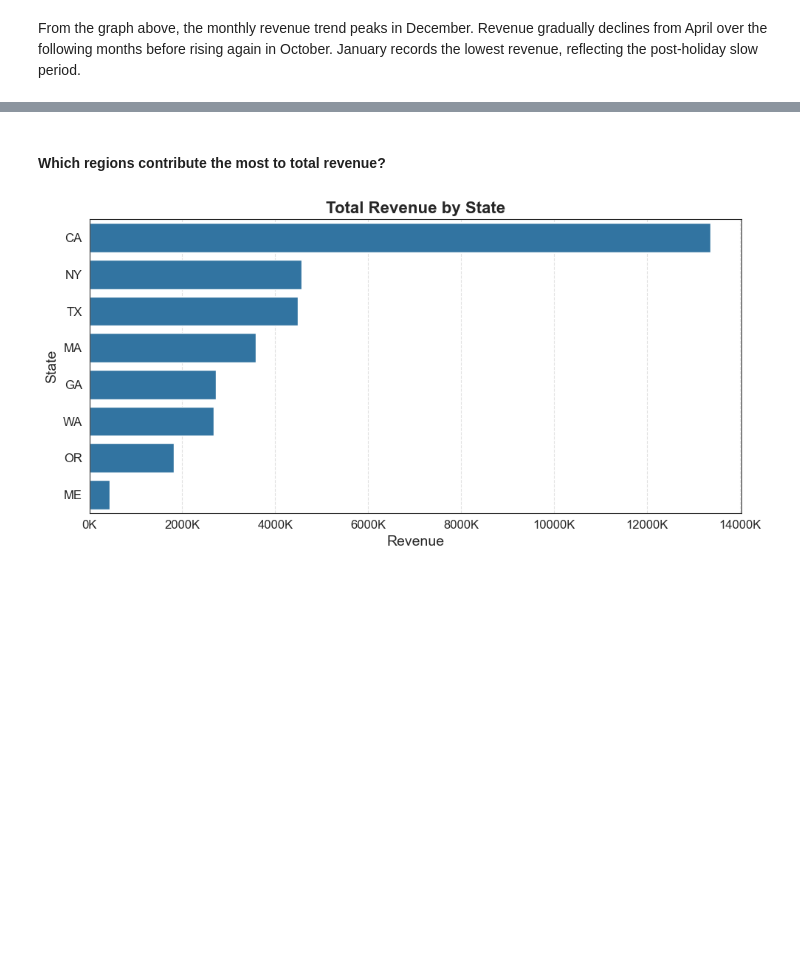
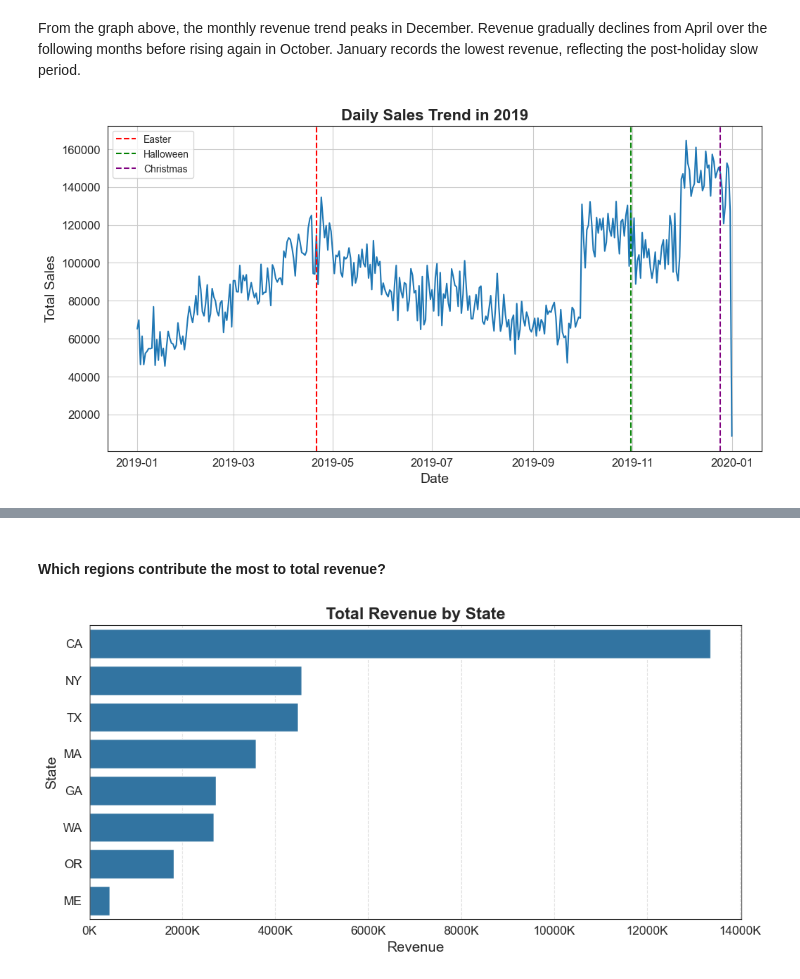
Before and after one commit to aliciawijaya98/sales_eda, a Jupyter notebook: Data Analysis.ipynb, the cells around one changed output, grey strips where cells are left out. Cells and saved outputs as stored; diff of their text form; code cells hidden in the pictures; blank space fills up the shorter version.

```diff
--- a/Data Analysis.ipynb
+++ b/Data Analysis.ipynb
@@ -144,2 +151,29 @@ plt.show()
 # %% [markdown]
 From the graph above, the monthly revenue trend peaks in December. Revenue gradually declines from April over the following months before rising again in October. January records the lowest revenue, reflecting the post-holiday slow period.
+# %%
+# pastikan format tanggal
+df['order_date'] = pd.to_datetime(df['order_date'])
+
+# hitung total sales per hari
+daily_sales = df.groupby('order_date')['sales'].sum().reset_index()
+
+plt.figure(figsize=(12,6))
+
+plt.plot(daily_sales['order_date'], daily_sales['sales'])
+
+plt.title('Daily Sales Trend in 2019')
+plt.xlabel('Date')
+plt.ylabel('Total Sales')
+
+plt.grid(True)
+
+# tambahkan event besar
+plt.axvline(pd.to_datetime('2019-04-21'), color='red', linestyle='--', label='Easter')
+plt.axvline(pd.to_datetime('2019-10-31'), color='green', linestyle='--', label='Halloween')
+plt.axvline(pd.to_datetime('2019-12-25'), color='purple', linestyle='--', label='Christmas')
+
+plt.legend()
+
+plt.show()
+# %% [output]
+[figure, added]
```
Also changed, not shown: parts of 10 cells of this notebook.
